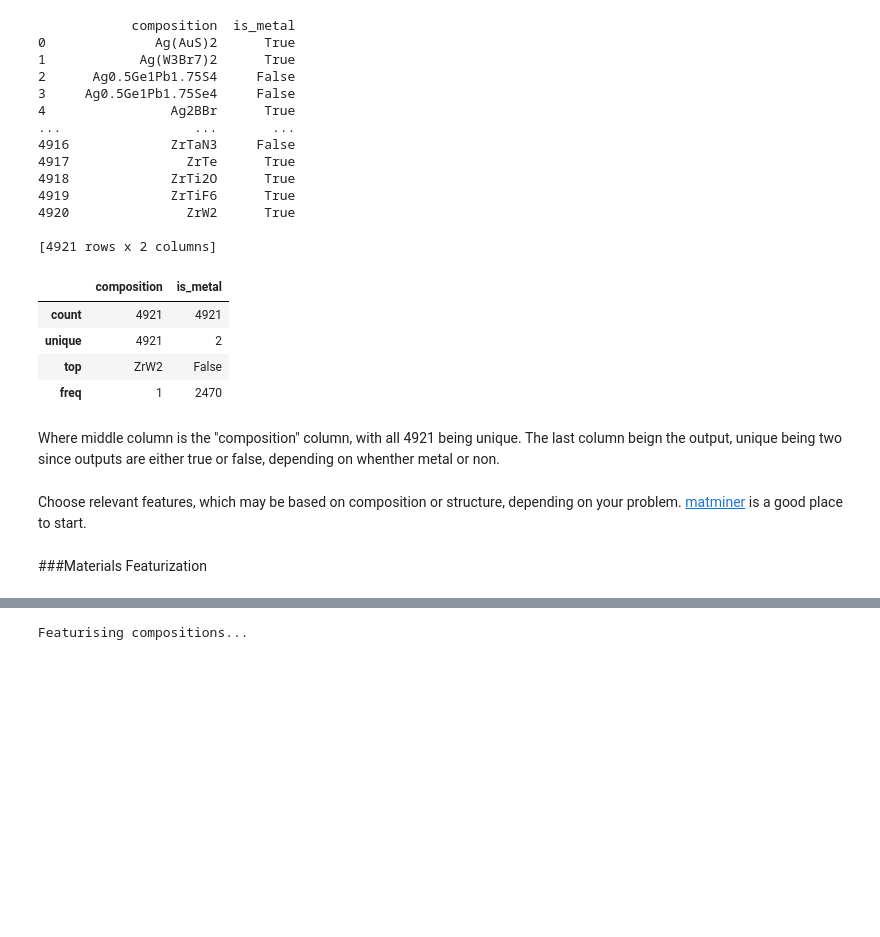
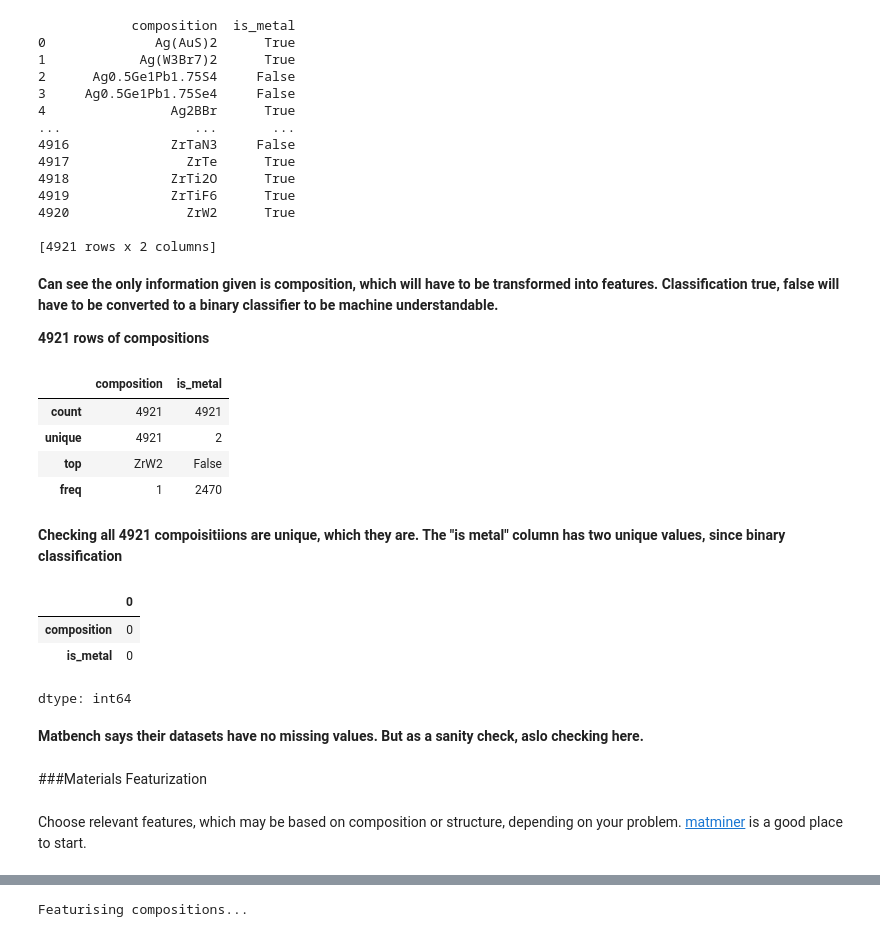
Before and after one commit to markzangwill/test3, a Jupyter notebook: Lecture9.ipynb, the cells around one changed output, grey strips where cells are left out. Drawn from its saved outputs; the diff is of its cells as text; code cells hidden in the pictures; blank space fills up the shorter version.

```diff
--- a/Lecture9.ipynb
+++ b/Lecture9.ipynb
@@ -130,6 +122,10 @@ print(df)
 4920               ZrW2      True
 
 [4921 rows x 2 columns]
+# %% [markdown]
+**Can see the only information given is composition, which will have to be transformed into features. Classification true, false will have to be converted to a binary classifier to be machine understandable.**
+
+**4921 rows of compositions**
 # %%
 df.describe()
 # %% [output]
@@ -138,12 +134,22 @@ df.describe()
 | unique | 4921 | 2 |
 | top | ZrW2 | False |
 | freq | 1 | 2470 |
-# %% [markdown]
-Where middle column is the "composition" column, with all 4921 being unique. The last column beign the output, unique being two since outputs are either true or false, depending on whenther metal or non.
+# %% [markdown]
+**Checking all 4921 compoisitiions are unique, which they are. The "is metal" column has two unique values, since binary classification**
+# %%
+#check for missing values
+df.isnull().sum()
+# %% [output]
+|  | 0 |
+| composition | 0 |
+| is_metal | 0 |
+dtype: int64
+# %% [markdown]
+**Matbench says their datasets have no missing values. But as a sanity check, aslo checking here.**
+# %% [markdown]
+###Materials Featurization
 # %% [markdown]
 Choose relevant features, which may be based on composition or structure, depending on your problem. [matminer](https://hackingmaterials.lbl.gov/matminer/) is a good place to start.
-# %% [markdown]
-###Materials Featurization
 # %%
 #download ElementEmbedings
 !pip install elementembeddings
```
Also changed, not shown: parts of 7 cells of this notebook.
